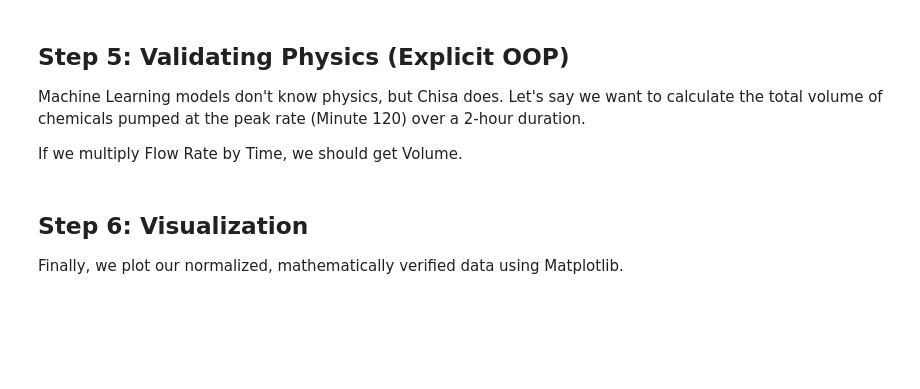
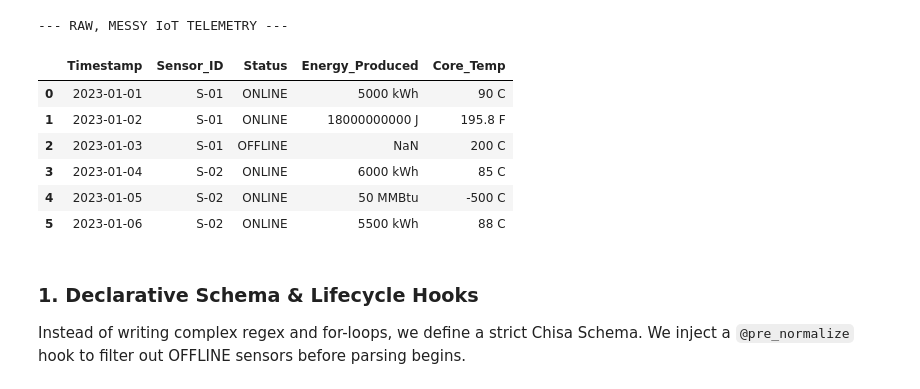
Before and after one commit to rannd1nt/phaethon, a Jupyter notebook: examples/T02_Chisa_RealWorld_Workflow.ipynb, the cells around one changed output. Drawn from its saved outputs; the diff is of its cells as text; code cells hidden in the pictures; blank space fills up the shorter version.

```diff
--- a/examples/T02_Chisa_RealWorld_Workflow.ipynb
+++ b/examples/T02_Chisa_RealWorld_Workflow.ipynb
@@ -88,5 +13,0 @@ print(clean_df.round(2))
-# %% [markdown]
-## Step 5: Validating Physics (Explicit OOP)
-Machine Learning models don't know physics, but Chisa does. Let's say we want to calculate the total volume of chemicals pumped at the peak rate (Minute 120) over a 2-hour duration.
-
-If we multiply Flow Rate by Time, we should get Volume.
@@ -106,3 +13,0 @@ print(f"Total Chemical Volume Pumped: {total_volume.to(CubicMeter).format(delim=
-# %% [markdown]
-## Step 6: Visualization
-Finally, we plot our normalized, mathematically verified data using Matplotlib.
@@ -127,0 +14,29 @@ plt.show()
+# %%
+import pandas as pd
+import matplotlib.pyplot as plt
+
+# 1. The Nightmare IoT Dataset (Smart Grid Telemetry)
+df_dirty = pd.DataFrame({
+    'Timestamp': pd.date_range(start='2023-01-01', periods=6, freq='D'),
+    'Sensor_ID': ['S-01', 'S-01', 'S-01', 'S-02', 'S-02', 'S-02'],
+    'Status': ['ONLINE', 'ONLINE', 'OFFLINE', 'ONLINE', 'ONLINE', 'ONLINE'],
+    # Messy energy strings (Joules, kWh, MMBtu)
+    'Energy_Produced': ["5000 kWh", "18000000000 J", "NaN", "6000 kWh", "50 MMBtu", "5500 kWh"],
+    # Extreme anomalies (-500 C) and mixed units
+    'Core_Temp': ["90 C", "195.8 F", "200 C", "85 C", "-500 C", "88 C"]
+})
+
+print("--- RAW, MESSY IoT TELEMETRY ---")
+display(df_dirty)
+# %% [output]
+--- RAW, MESSY IoT TELEMETRY ---
+|  | Timestamp | Sensor_ID | Status | Energy_Produced | Core_Temp |
+| 0 | 2023-01-01 | S-01 | ONLINE | 5000 kWh | 90 C |
+| 1 | 2023-01-02 | S-01 | ONLINE | 18000000000 J | 195.8 F |
+| 2 | 2023-01-03 | S-01 | OFFLINE | NaN | 200 C |
+| 3 | 2023-01-04 | S-02 | ONLINE | 6000 kWh | 85 C |
+| 4 | 2023-01-05 | S-02 | ONLINE | 50 MMBtu | -500 C |
+| 5 | 2023-01-06 | S-02 | ONLINE | 5500 kWh | 88 C |
+# %% [markdown]
+### 1. Declarative Schema & Lifecycle Hooks
+Instead of writing complex regex and for-loops, we define a strict Chisa Schema. We inject a `@pre_normalize` hook to filter out OFFLINE sensors before parsing begins.
```
Also changed, not shown: parts of 16 cells of this notebook, 57 other files.
